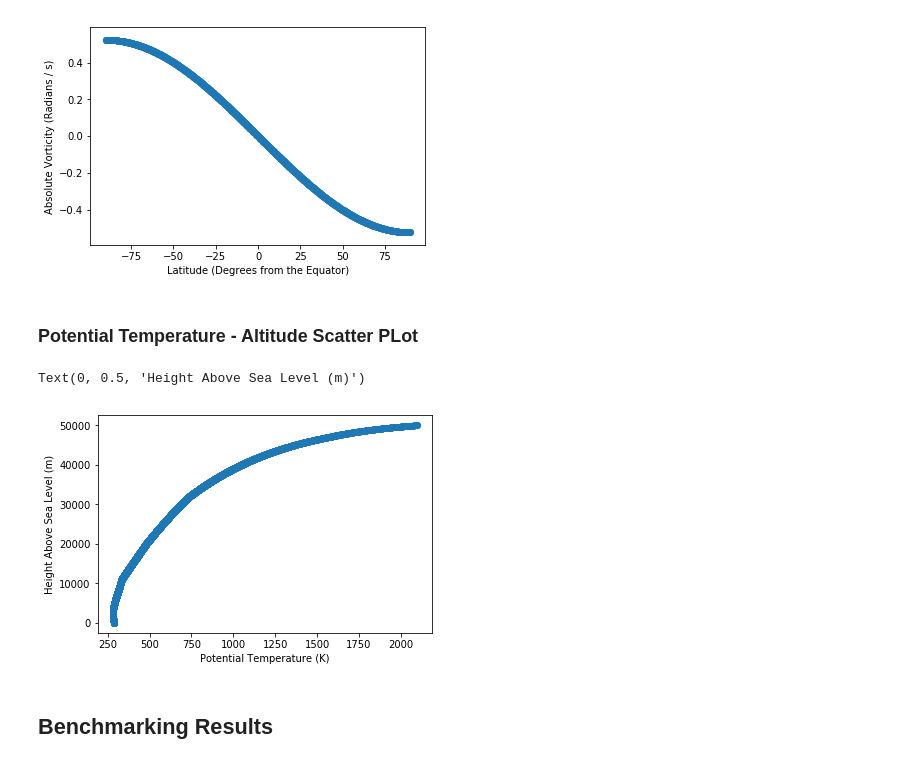
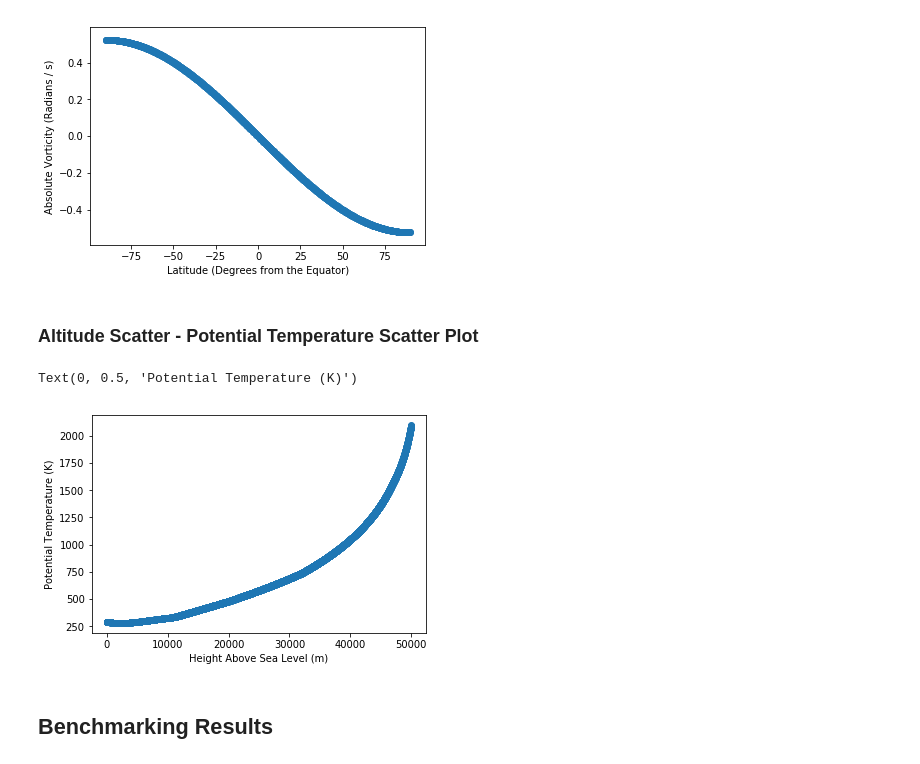
Before and after one commit to amsimp/amsimp, a Jupyter notebook: benchmarking/visualise.ipynb, the cells around one changed output. Saved outputs shown, nothing was run; the diff lists cells and outputs as text; code cells hidden in the pictures.

```diff
--- a/benchmarking/visualise.ipynb
+++ b/benchmarking/visualise.ipynb
@@ -112,13 +112,13 @@ plt.ylabel('Absolute Vorticity (Radians / s)')
 Text(0, 0.5, 'Absolute Vorticity (Radians / s)')
 [figure]
 # %% [markdown]
-### Potential Temperature - Altitude Scatter PLot
+### Altitude Scatter - Potential Temperature Scatter Plot
 # %%
-plt.scatter(detail.potential_temperature(), detail.altitude_level())
-plt.xlabel('Potential Temperature (K)')
-plt.ylabel('Height Above Sea Level (m)')
+plt.scatter(detail.altitude_level(), detail.potential_temperature())
+plt.xlabel('Height Above Sea Level (m)')
+plt.ylabel('Potential Temperature (K)')
 # %% [output]
-Text(0, 0.5, 'Height Above Sea Level (m)')
+Text(0, 0.5, 'Potential Temperature (K)')
-[figure, old version]
+[figure, new version]
 # %% [markdown]
 ## Benchmarking Results
```
Also changed, not shown: parts of 7 cells of this notebook, 3 other files.
